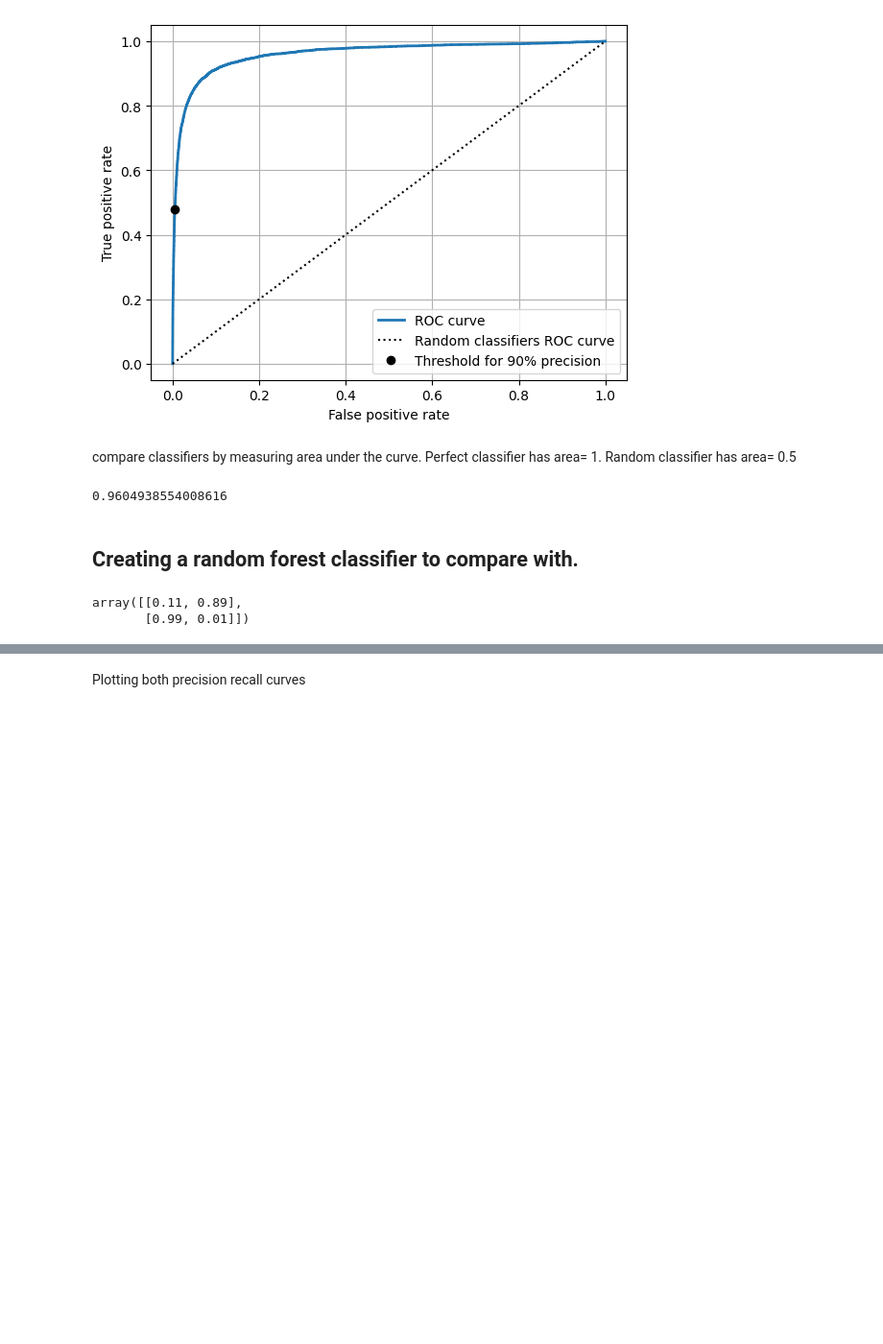
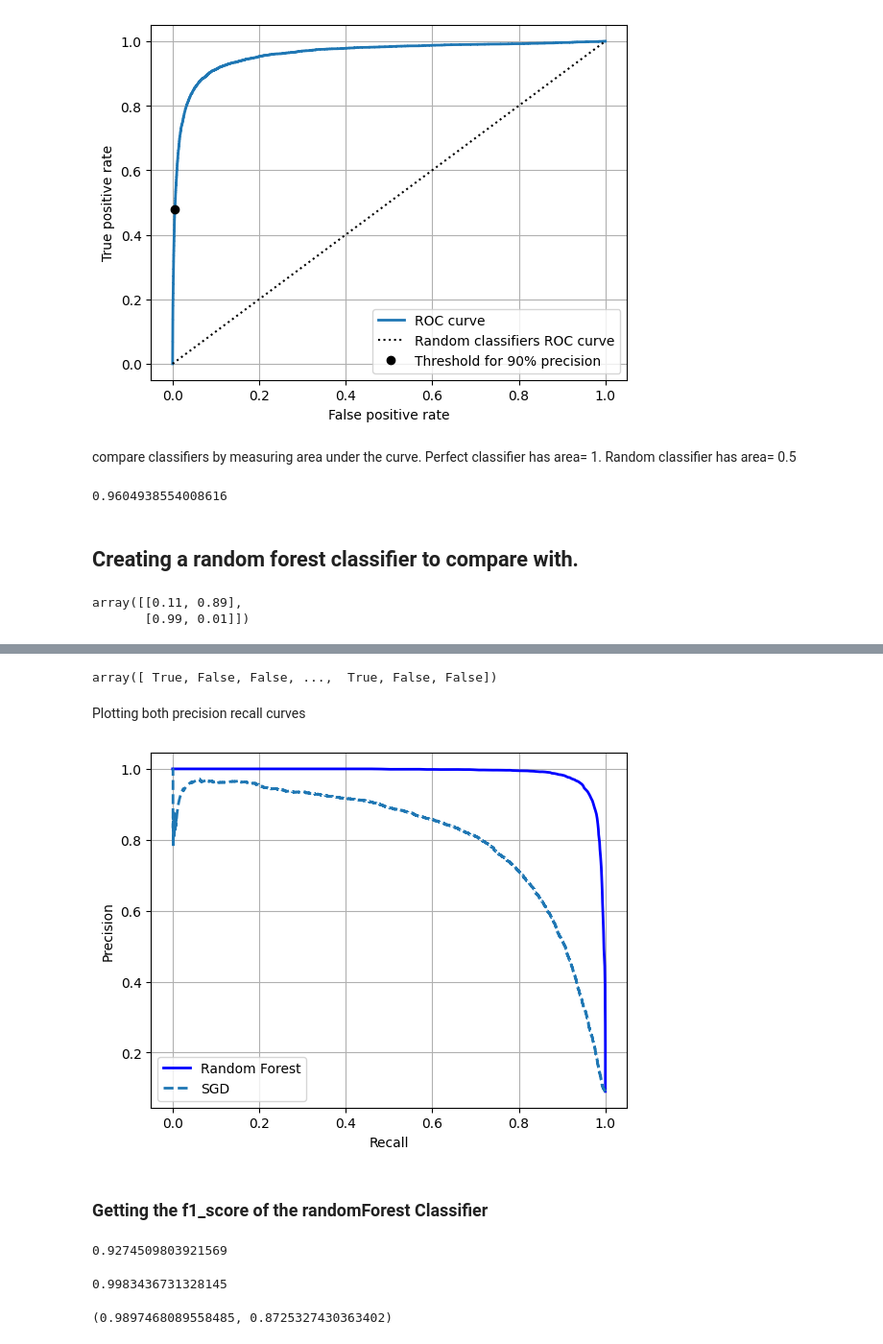
Before and after one commit to ghisford/Machine_learning, a Jupyter notebook: classification_competition.ipynb, the cells around one changed output, grey strips where cells are left out. Shown at 96% size. Cells and saved outputs as stored; diff of their text form; code cells hidden in the pictures; blank space fills up the shorter version.

```diff
--- a/classification_competition.ipynb
+++ b/classification_competition.ipynb
@@ -274,3 +293,7 @@ array([[0.11, 0.89],
+# %%
+y_train_5
+# %% [output]
+array([ True, False, False, ...,  True, False, False])
 # %%
 y_scores_forest = y_probas_forest[:,1]
 
@@ -280,5 +303,28 @@ Plotting both precision recall curves
 # %%
 plt.plot(recalls_forest, precisions_forest, "b-", linewidth= 2, label= "Random Forest")
 plt.plot(recalls, precisions, "--", linewidth= 2, label= "SGD")
+plt.legend()
+plt.xlabel("Recall")
+plt.ylabel("Precision")
 plt.grid()
 plt.show()
+# %% [output]
+[figure, added]
+# %% [markdown]
+### Getting the f1_score of the randomForest Classifier
+# %%
+y_train_pred_forest = y_probas_forest[:,1]>= 0.5
+f1_score(y_train_5, y_train_pred_forest)
+# %% [output]
+0.9274509803921569
+# %%
+roc_auc_score(y_train_5, y_scores_forest)
+# %% [output]
+0.9983436731328145
+# %%
+# calculating precision and recall forthese 2
+from sklearn.metrics import precision_score, recall_score
+
+precision_score(y_train_5, y_train_pred_forest), recall_score(y_train_5, y_train_pred_forest)
+# %% [output]
+(0.9897468089558485, 0.8725327430363402)
```
Also changed, not shown: parts of 24 cells of this notebook.
